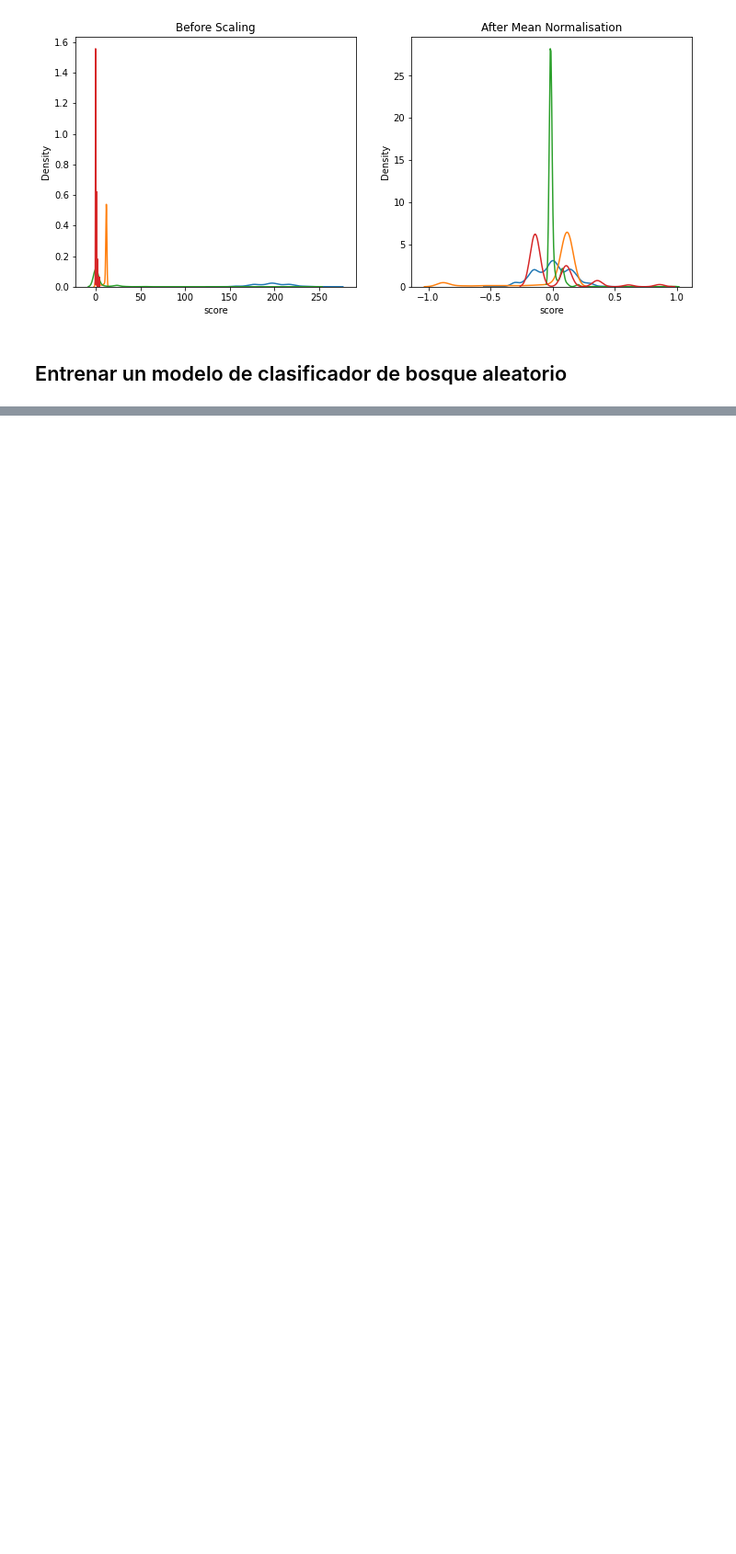
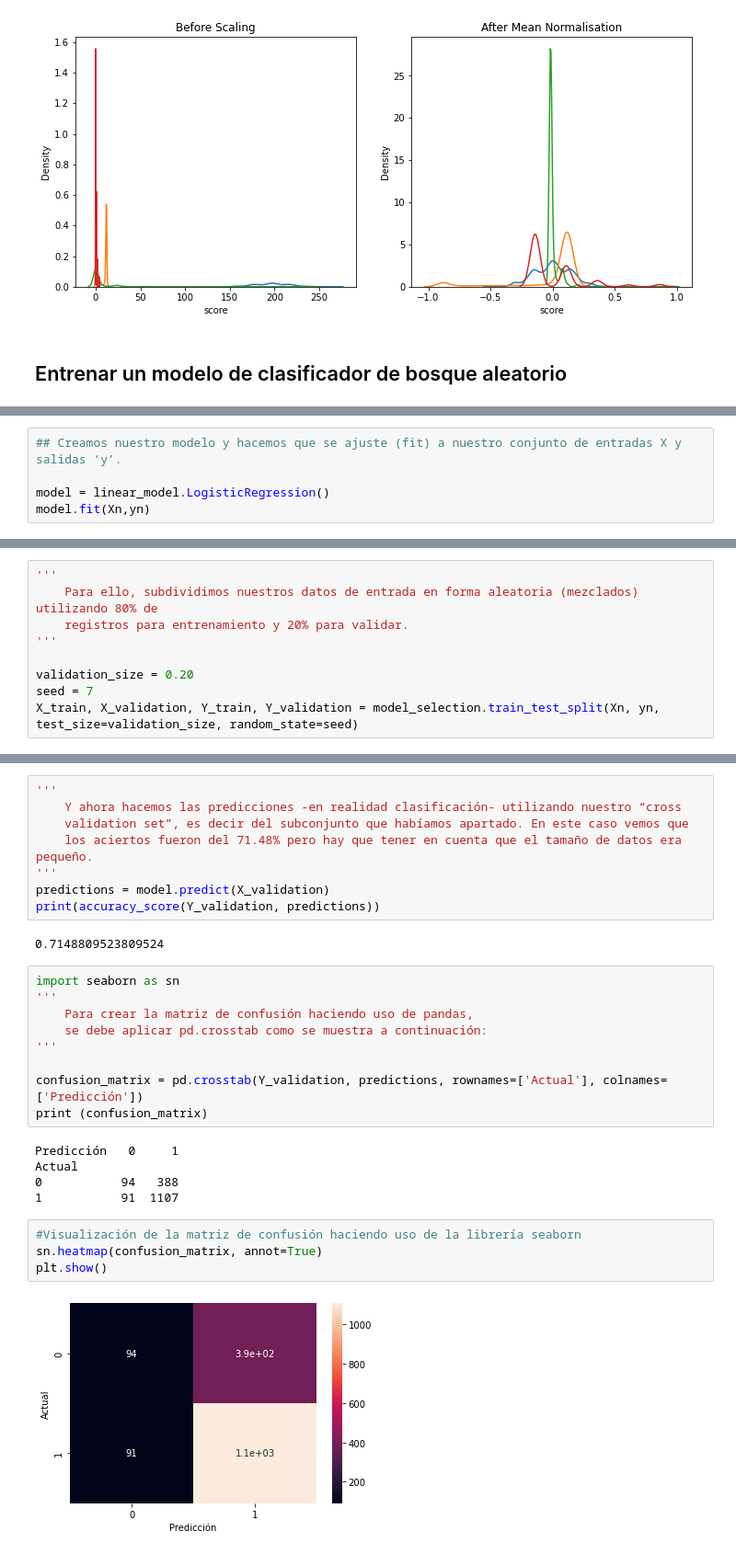
Before and after one commit to garomero2907/Lab2U3, a Jupyter notebook: Avance proyecto (Correccion).ipynb, the cells around one changed output, grey strips where cells are left out. Shown at 92% size. Saved outputs shown, nothing was run; the diff lists cells and outputs as text; blank space fills up the shorter version.

```diff
--- a/Avance proyecto (Correccion).ipynb
+++ b/Avance proyecto (Correccion).ipynb
@@ -388,0 +394,5 @@ display(df)
+# %%
+## Creamos nuestro modelo y hacemos que se ajuste (fit) a nuestro conjunto de entradas X y salidas ‘y’.
+
+model = linear_model.LogisticRegression()
+model.fit(Xn,yn)
@@ -388,0 +425,9 @@ display(df)
+# %%
+'''
+    Para ello, subdividimos nuestros datos de entrada en forma aleatoria (mezclados) utilizando 80% de
+    registros para entrenamiento y 20% para validar.
+'''
+
+validation_size = 0.20
+seed = 7
+X_train, X_validation, Y_train, Y_validation = model_selection.train_test_split(Xn, yn, test_size=validation_size, random_state=seed)
@@ -388,0 +447,30 @@ display(df)
+# %%
+'''
+    Y ahora hacemos las predicciones -en realidad clasificación- utilizando nuestro “cross
+    validation set”, es decir del subconjunto que habíamos apartado. En este caso vemos que
+    los aciertos fueron del 71.48% pero hay que tener en cuenta que el tamaño de datos era pequeño.
+'''
+predictions = model.predict(X_validation)
+print(accuracy_score(Y_validation, predictions))
+# %% [output]
+0.7148809523809524
+# %%
+import seaborn as sn
+'''
+    Para crear la matriz de confusión haciendo uso de pandas,
+    se debe aplicar pd.crosstab como se muestra a continuación:
+'''
+
+confusion_matrix = pd.crosstab(Y_validation, predictions, rownames=['Actual'], colnames=['Predicción'])
+print (confusion_matrix)
+# %% [output]
+Predicción   0     1
+Actual
+0           94   388
+1           91  1107
+# %%
+#Visualización de la matriz de confusión haciendo uso de la librería seaborn
+sn.heatmap(confusion_matrix, annot=True)
+plt.show()
+# %% [output]
+[figure, added]
```
Also changed, not shown: parts of 13 cells of this notebook.
